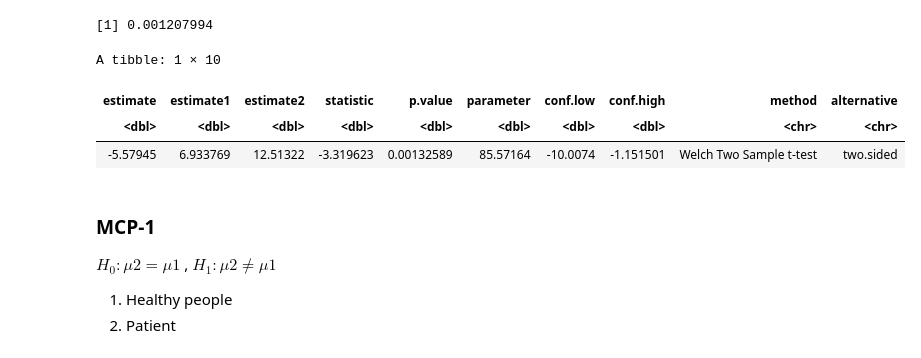
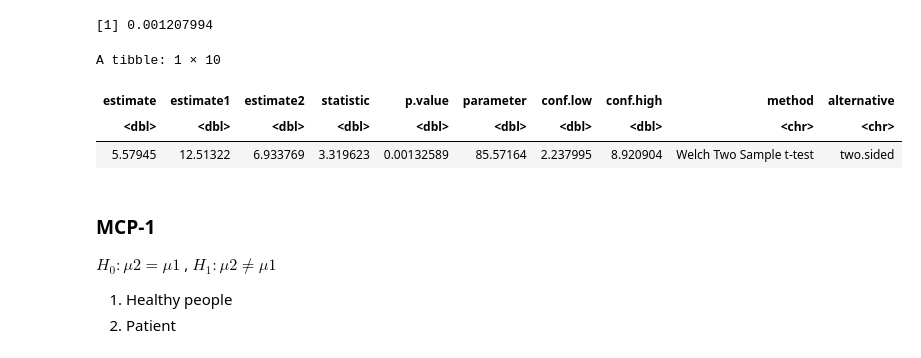
Before and after one commit to cpan0/breast-cancer-coimbra-dataset, a Jupyter notebook: final-report.ipynb, the cells around one changed output. Saved outputs shown, nothing was run; the diff lists cells and outputs as text; code cells hidden in the pictures.

Commit message:
add t.test

```diff
--- a/final-report.ipynb
+++ b/final-report.ipynb
@@ -372,17 +372,17 @@ p_insulin_a_mean
 # %%
 Insulin_t.test <-
     tidy(
-        t.test(Insulin ~ Classification,
-               data = cancer,
+        t.test(x = cancer %>% filter(Classification == 2) %>% select(Insulin),
+               y = cancer %>% filter(Classification == 1) %>% select(Insulin),
                alternative = "two.sided",
-               conf.level=0.99))
+               conf.level=0.95))
 
 Insulin_t.test
 # %% [output]
 A tibble: 1 × 10
 | estimate | estimate1 | estimate2 | statistic | p.value | parameter | conf.low | conf.high | method | alternative |
 | <dbl> | <dbl> | <dbl> | <dbl> | <dbl> | <dbl> | <dbl> | <dbl> | <chr> | <chr> |
-| -5.57945 | 6.933769 | 12.51322 | -3.319623 | 0.00132589 | 85.57164 | -10.0074 | -1.151501 | Welch Two Sample t-test | two.sided |
+| 5.57945 | 12.51322 | 6.933769 | 3.319623 | 0.00132589 | 85.57164 | 2.237995 | 8.920904 | Welch Two Sample t-test | two.sided |
 # %% [markdown]
 ### MCP-1
 $H_0: \mu2 = \mu1$  , $H_1: \mu2 \neq \mu1$
```
Also changed, not shown: parts of 1 cell of this notebook.
